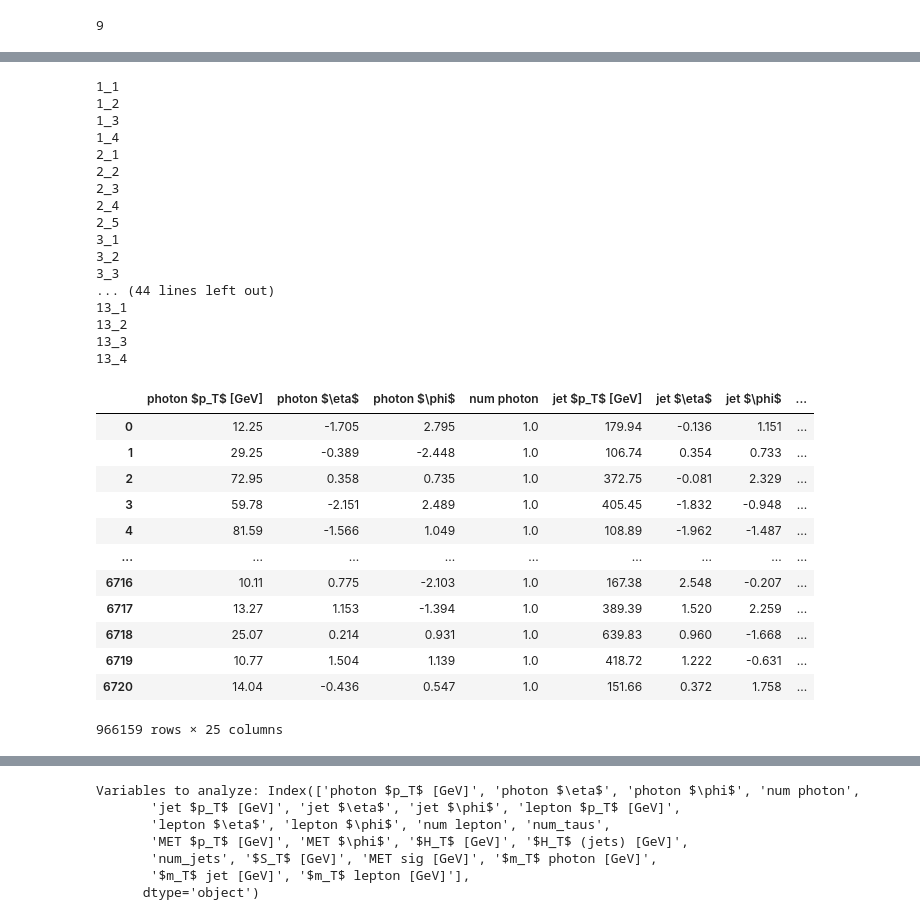
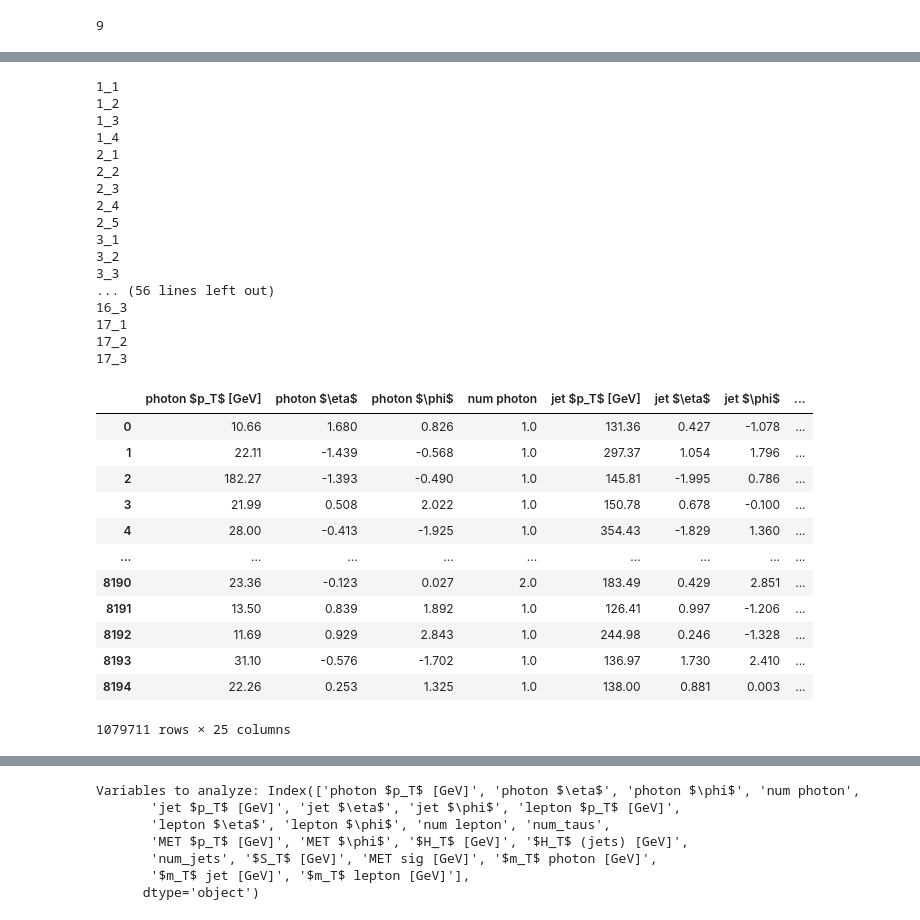
Before and after one commit to Martindelosrios/MLLHC, a Jupyter notebook: codes/AnalysisVars.ipynb, the cells around one changed output, grey strips where cells are left out. Cells and saved outputs as stored; diff of their text form; code cells hidden in the pictures.

```diff
--- a/codes/AnalysisVars.ipynb
+++ b/codes/AnalysisVars.ipynb
@@ -302,5 +306,5 @@ Hay:  57  eventos con al menos un jet malo
 # %%
-for i in list(results.keys()):
+for i in list(results.keys())[60:]:
 
     aux = bps_data[bps_data['BP'] == i]
 
@@ -754,7 +758,11 @@ BPs = ['1_1','1_2','1_3','1_4',
       '10_1','10_2','10_3','10_4',
       '11_1','11_2','11_3','11_4','11_5',
       '12_1','12_2','12_3','12_4','12_5',
-      '13_1','13_2','13_3','13_4']
+      '13_1','13_2','13_3','13_4',
+      '14_1','14_2','14_3',
+      '15_1','15_2','15_3',
+      '16_1','16_2','16_3',
+      '17_1','17_2','17_3']
 # %%
 datFolderNP = '../data/events_after_cuts/'
 
@@ -1456,6 +1468,6 @@ len(photon_NP)
 # %%
 nobs = len(photon_SM)
-BPS_trained = np.arange(60)
+BPS_trained = np.arange(len(BPs))
 BPs_names = list(results.keys())
 nobs_bp = round(nobs / len(BPS_trained))
 
@@ -1640,7 +1652,7 @@ mask_n2 = np.where(mask_list[2*bp] == True)[0][:nobs_n2]
 # %%
 SM_indices = np.random.choice(np.arange(len(photon_SM_pool)), size = len(photon_SM_pool), replace = False)
 
-BPS_analyzed = np.arange(60)
+BPS_analyzed = np.arange(len(BPs_names))
 
 df_test = pd.DataFrame()
 
@@ -1728,50 +1740,50 @@ for bp in BPS_analyzed:
         df_aux[lst[18]] = np.concatenate([ MET_sig_NP[2*bp][mask_n2], MET_sig_NP[2*bp+1][mask_n3] ])
 
         df_aux[lst[19]] = np.concatenate([ mT_photon_NP[2*bp][mask_n2],mT_photon_NP[2*bp+1][mask_n3] ])
         df_aux[lst[20]] = np.concatenate([ mT_jet_NP[2*bp][mask_n2], mT_jet_NP[2*bp+1][mask_n3] ])
         df_aux[lst[21]] = np.concatenate([ mT_lepton_NP[2*bp][mask_n2], mT_lepton_NP[2*bp+1][mask_n3] ])
 
 
         df_aux['bkg_flag_pool'] = np.concatenate([ np.zeros(len(photon_NP[2*bp][mask_n2])), np.zeros(len(photon_NP[2*bp+1][mask_n3])) ])
 
         df_aux[lst[22]] = np.concatenate([ np.ones(len(photon_NP[2*bp][mask_n2])), np.ones(len(photon_NP[2*bp+1][mask_n3])) ])
 
         df_aux['bp_flag'] = np.concatenate([ np.ones(len(photon_NP[2*bp][mask_n2])) * (bp+1), np.ones(len(photon_NP[2*bp+1][mask_n3])) * (bp+1) ])
 
         df_test = pd.concat((df_test, df_aux))
 df_test_array = np.asarray(df_test)
 df_test
 # %% [output]
 1_1
 1_2
 1_3
 1_4
 2_1
 2_2
 2_3
 2_4
 2_5
 3_1
 3_2
 3_3
-... (44 lines left out)
-13_1
-13_2
-13_3
-13_4
+... (56 lines left out)
+16_3
+17_1
+17_2
+17_3
 |  | photon $p_T$ [GeV] | photon $\eta$ | photon $\phi$ | num photon | jet $p_T$ [GeV] | jet $\eta$ | jet $\phi$ | ... |
-| 0 | 12.25 | -1.705 | 2.795 | 1.0 | 179.94 | -0.136 | 1.151 | ... |
-| 1 | 29.25 | -0.389 | -2.448 | 1.0 | 106.74 | 0.354 | 0.733 | ... |
-| 2 | 72.95 | 0.358 | 0.735 | 1.0 | 372.75 | -0.081 | 2.329 | ... |
-| 3 | 59.78 | -2.151 | 2.489 | 1.0 | 405.45 | -1.832 | -0.948 | ... |
-| 4 | 81.59 | -1.566 | 1.049 | 1.0 | 108.89 | -1.962 | -1.487 | ... |
+| 0 | 10.66 | 1.680 | 0.826 | 1.0 | 131.36 | 0.427 | -1.078 | ... |
+| 1 | 22.11 | -1.439 | -0.568 | 1.0 | 297.37 | 1.054 | 1.796 | ... |
+| 2 | 182.27 | -1.393 | -0.490 | 1.0 | 145.81 | -1.995 | 0.786 | ... |
+| 3 | 21.99 | 0.508 | 2.022 | 1.0 | 150.78 | 0.678 | -0.100 | ... |
+| 4 | 28.00 | -0.413 | -1.925 | 1.0 | 354.43 | -1.829 | 1.360 | ... |
 | ... | ... | ... | ... | ... | ... | ... | ... | ... |
-| 6716 | 10.11 | 0.775 | -2.103 | 1.0 | 167.38 | 2.548 | -0.207 | ... |
-| 6717 | 13.27 | 1.153 | -1.394 | 1.0 | 389.39 | 1.520 | 2.259 | ... |
-| 6718 | 25.07 | 0.214 | 0.931 | 1.0 | 639.83 | 0.960 | -1.668 | ... |
-| 6719 | 10.77 | 1.504 | 1.139 | 1.0 | 418.72 | 1.222 | -0.631 | ... |
-| 6720 | 14.04 | -0.436 | 0.547 | 1.0 | 151.66 | 0.372 | 1.758 | ... |
+| 8190 | 23.36 | -0.123 | 0.027 | 2.0 | 183.49 | 0.429 | 2.851 | ... |
+| 8191 | 13.50 | 0.839 | 1.892 | 1.0 | 126.41 | 0.997 | -1.206 | ... |
+| 8192 | 11.69 | 0.929 | 2.843 | 1.0 | 244.98 | 0.246 | -1.328 | ... |
+| 8193 | 31.10 | -0.576 | -1.702 | 1.0 | 136.97 | 1.730 | 2.410 | ... |
+| 8194 | 22.26 | 0.253 | 1.325 | 1.0 | 138.00 | 0.881 | 0.003 | ... |
-966159 rows × 25 columns
+1079711 rows × 25 columns
 # %%
 print('There are ' + str(len(np.where(df_test_array[:,24] == 0)[0])) + ' bkg events')
 for i in np.arange(len(BPs_names)):
```
Also changed, not shown: parts of 50 cells of this notebook, 1 other file.
